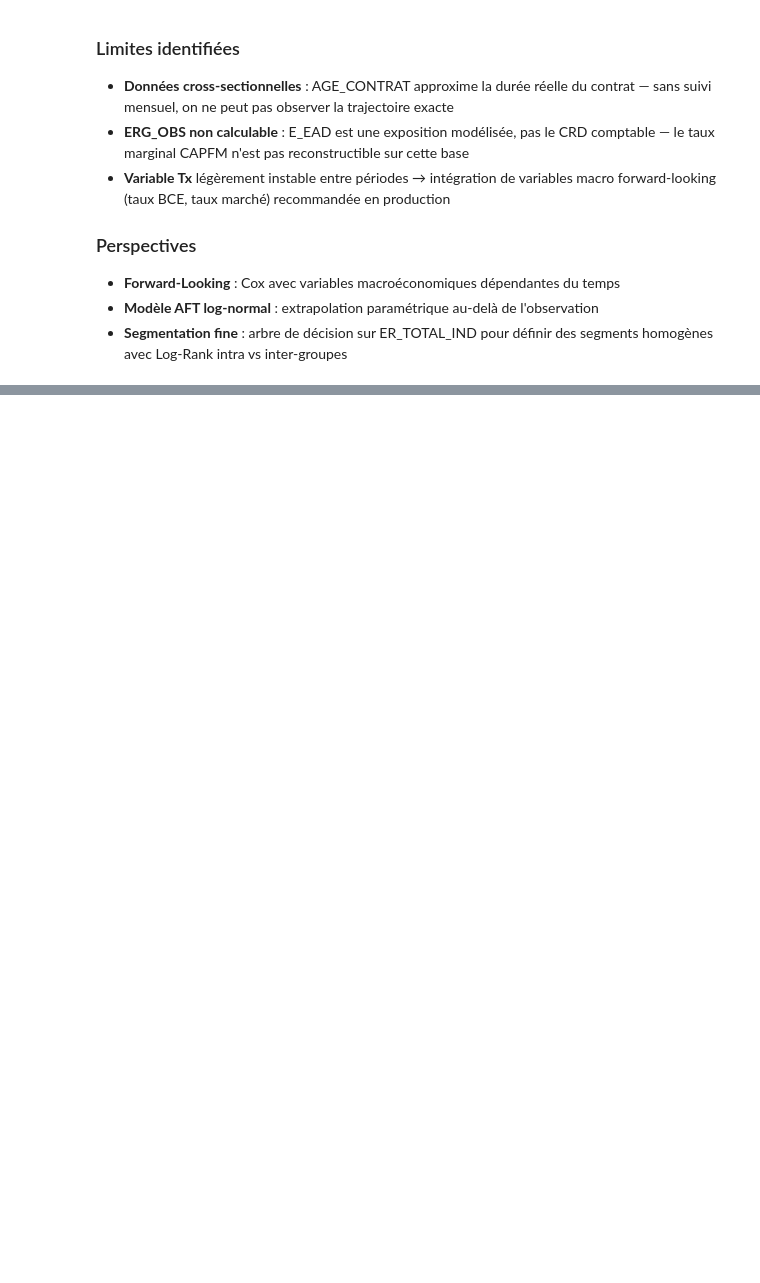
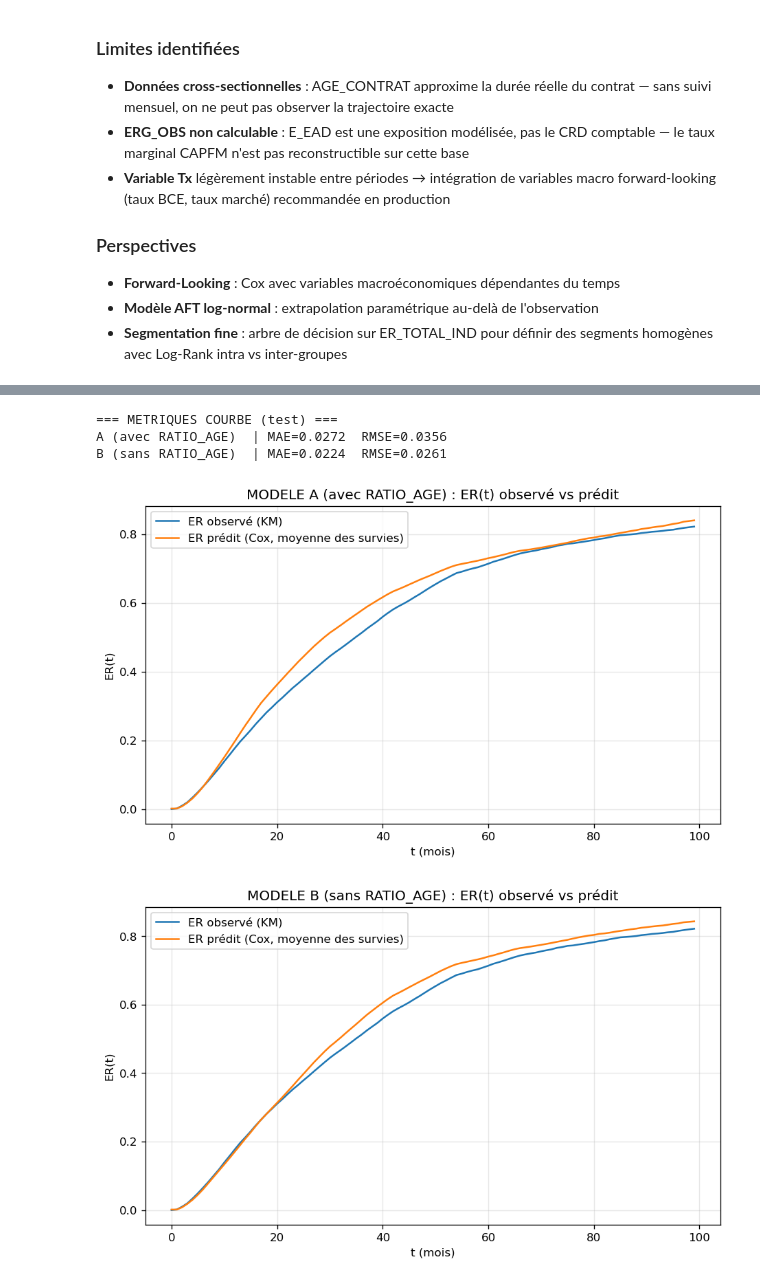
Before and after one commit to Endoresuu/PFE, a Jupyter notebook: AA- modelisation_ER_IFRS9 (chloe).ipynb, the cells around one changed output, grey strips where cells are left out. Cells and saved outputs as stored; diff of their text form; code cells hidden in the pictures; blank space fills up the shorter version.

Commit message:
cox NB_Cox_Survival_Analysis sarh

```diff
--- a/AA- modelisation_ER_IFRS9 (chloe).ipynb
+++ b/AA- modelisation_ER_IFRS9 (chloe).ipynb
@@ -2341,0 +2428,68 @@ $$ECL = \sum_{t=1}^{T} PD_t \times LGD_t \times EAD_0 \times (1 - \widehat{ER}_t
+# %%
+# =========================
+# 4) METRIQUES SUR LA COURBE (MAE/RMSE entre ER_pred et ER_obs)
+# =========================
+from lifelines import KaplanMeierFitter
+from sklearn.metrics import mean_absolute_error, mean_squared_error
+
+def curve_metrics(cph, test_df_aligned, t_max=99):
+    kmf = KaplanMeierFitter()
+    kmf.fit(test_df_aligned[DURATION_COL], event_observed=test_df_aligned[EVENT_COL])
+
+    t = np.arange(0, t_max+1)
+    ER_obs = 1 - kmf.survival_function_at_times(t).values
+    ER_pred = 1 - mean_predicted_survival(cph, test_df_aligned, t_max=t_max).values
+
+    mae = mean_absolute_error(ER_obs, ER_pred)
+    rmse = np.sqrt(mean_squared_error(ER_obs, ER_pred))
+    return mae, rmse
+
+mae_A, rmse_A = curve_metrics(cph_A, test_A, t_max=99)
+mae_B, rmse_B = curve_metrics(cph_B, test_B, t_max=99)
+
+print("\n=== METRIQUES COURBE (test) ===")
+print(f"A (avec RATIO_AGE)  | MAE={mae_A:.4f}  RMSE={rmse_A:.4f}")
+print(f"B (sans RATIO_AGE)  | MAE={mae_B:.4f}  RMSE={rmse_B:.4f}")
+# %% [output]
+=== METRIQUES COURBE (test) ===
+A (avec RATIO_AGE)  | MAE=0.0272  RMSE=0.0356
+B (sans RATIO_AGE)  | MAE=0.0224  RMSE=0.0261
+# %%
+# =========================
+# 3) COURBES ER(t) : observé (KM) vs prédit (Cox)
+#    IMPORTANT : moyenne des survies individuelles (plus correct que "theta_mean")
+# =========================
+from lifelines import KaplanMeierFitter
+
+def mean_predicted_survival(cph, df_aligned, duration_col=DURATION_COL, event_col=EVENT_COL, t_max=120):
+    X = df_aligned.drop(columns=[duration_col, event_col])
+    # predict_survival_function -> DataFrame index=time, columns=individuals
+    S = cph.predict_survival_function(X, times=np.arange(0, t_max+1))
+    return S.mean(axis=1)  # moyenne sur individus
+
+def plot_er_curves(cph, test_df_aligned, title, t_max=120):
+    kmf = KaplanMeierFitter()
+    kmf.fit(test_df_aligned[DURATION_COL], event_observed=test_df_aligned[EVENT_COL])
+
+    t = np.arange(0, t_max+1)
+    S_obs = kmf.survival_function_at_times(t)
+    ER_obs = 1 - S_obs
+
+    S_pred_mean = mean_predicted_survival(cph, test_df_aligned, t_max=t_max)
+    ER_pred = 1 - S_pred_mean
+
+    plt.figure(figsize=(9,5))
+    plt.plot(t, ER_obs.values, label="ER observé (KM)")
+    plt.plot(t, ER_pred.values, label="ER prédit (Cox, moyenne des survies)")
+    plt.xlabel("t (mois)")
+    plt.ylabel("ER(t)")
+    plt.title(title)
+    plt.grid(True, alpha=0.3)
+    plt.legend()
+    plt.show()
+
+plot_er_curves(cph_A, test_A, "MODELE A (avec RATIO_AGE) : ER(t) observé vs prédit", t_max=99)
+plot_er_curves(cph_B, test_B, "MODELE B (sans RATIO_AGE) : ER(t) observé vs prédit", t_max=99)
+# %% [output]
+[figure, added]
+[figure, added]
```
Also changed, not shown: parts of 12 cells of this notebook, 6 other files.
